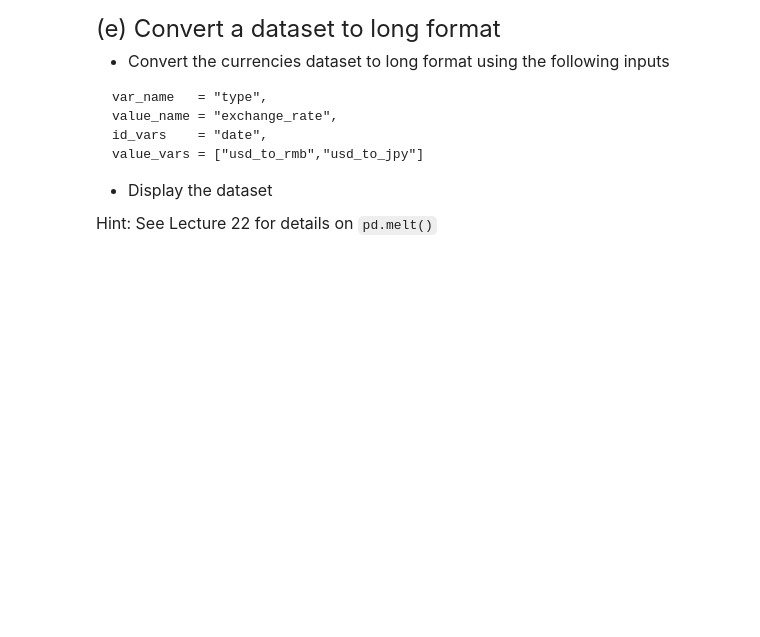
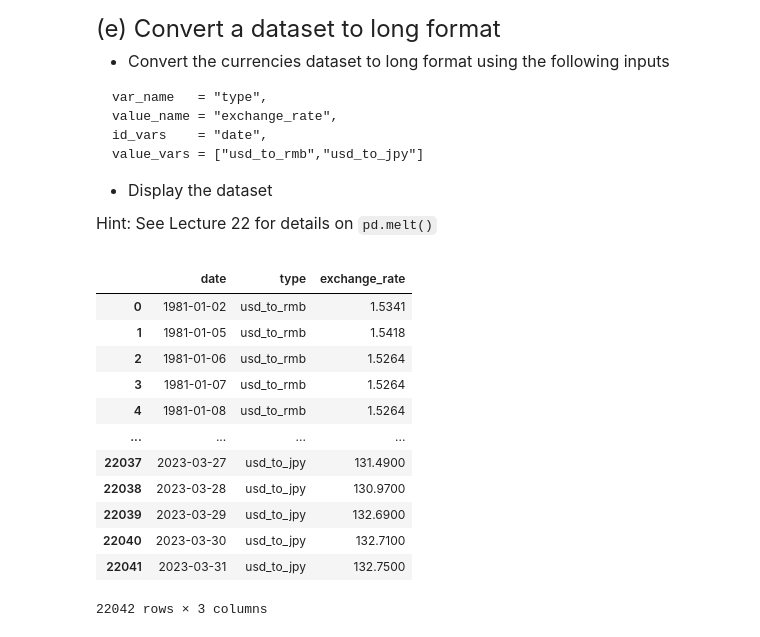
Before and after one commit to shriyai/qtm151spring2024, a Jupyter notebook: assignment10/assignment10.ipynb, the cells around one changed output. Cells and saved outputs as stored; diff of their text form; code cells hidden in the pictures; blank space fills up the shorter version.

```diff
--- a/assignment10/assignment10.ipynb
+++ b/assignment10/assignment10.ipynb
@@ -107,0 +180,24 @@
+# %%
+# Write your own code
+
+exchangerates_long = pd.melt(exchangerates,
+                         var_name = "type",
+                         value_name = "exchange_rate",
+                         id_vars="date",
+                         value_vars=["usd_to_rmb","usd_to_jpy"])
+
+exchangerates_long
+# %% [output]
+|  | date | type | exchange_rate |
+| 0 | 1981-01-02 | usd_to_rmb | 1.5341 |
+| 1 | 1981-01-05 | usd_to_rmb | 1.5418 |
+| 2 | 1981-01-06 | usd_to_rmb | 1.5264 |
+| 3 | 1981-01-07 | usd_to_rmb | 1.5264 |
+| 4 | 1981-01-08 | usd_to_rmb | 1.5264 |
+| ... | ... | ... | ... |
+| 22037 | 2023-03-27 | usd_to_jpy | 131.4900 |
+| 22038 | 2023-03-28 | usd_to_jpy | 130.9700 |
+| 22039 | 2023-03-29 | usd_to_jpy | 132.6900 |
+| 22040 | 2023-03-30 | usd_to_jpy | 132.7100 |
+| 22041 | 2023-03-31 | usd_to_jpy | 132.7500 |
+22042 rows × 3 columns
```
Also changed, not shown: parts of 11 cells of this notebook, 1 other file.
